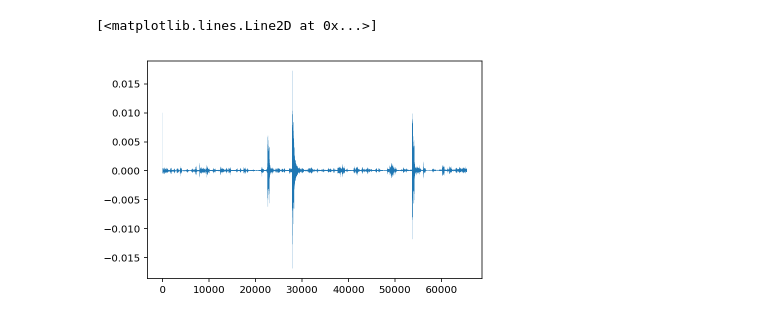
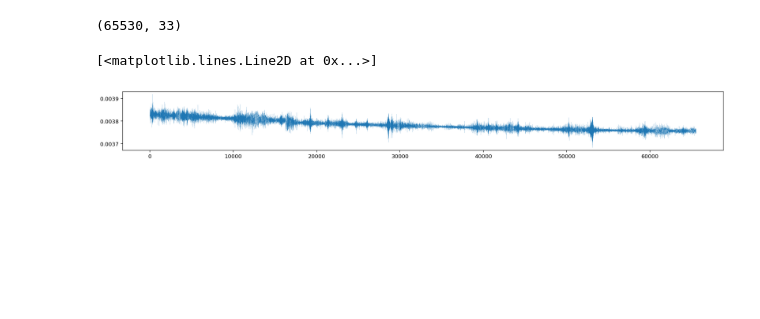
Before and after one commit to davidsteinar/structural-uncertainty, a Jupyter notebook: notebooks/z24-data-explore.ipynb, the cells around one changed output. Saved outputs shown, nothing was run; the diff lists cells and outputs as text; code cells hidden in the pictures; blank space fills up the shorter version.

```diff
--- a/notebooks/z24-data-explore.ipynb
+++ b/notebooks/z24-data-explore.ipynb
@@ -30,5 +72,12 @@ permanent_monitor
+# %%
+damage = scipy.io.loadmat(file_name='../data/z24/damage/02/avt/02setup07.mat')
+# %%
+damage['data'].shape
+# %% [output]
+(65530, 33)
 # %%
-plt.plot(permanent_monitor, linewidth=0.1)
+plt.figure(figsize=(20,2))
+plt.plot(damage['data'][:,25], linewidth=0.1)
 # %% [output]
 [<matplotlib.lines.Line2D at 0x...>]
-[figure, old version]
+[figure, new version]
```
Also changed, not shown: parts of 12 cells of this notebook, 2 other files.
